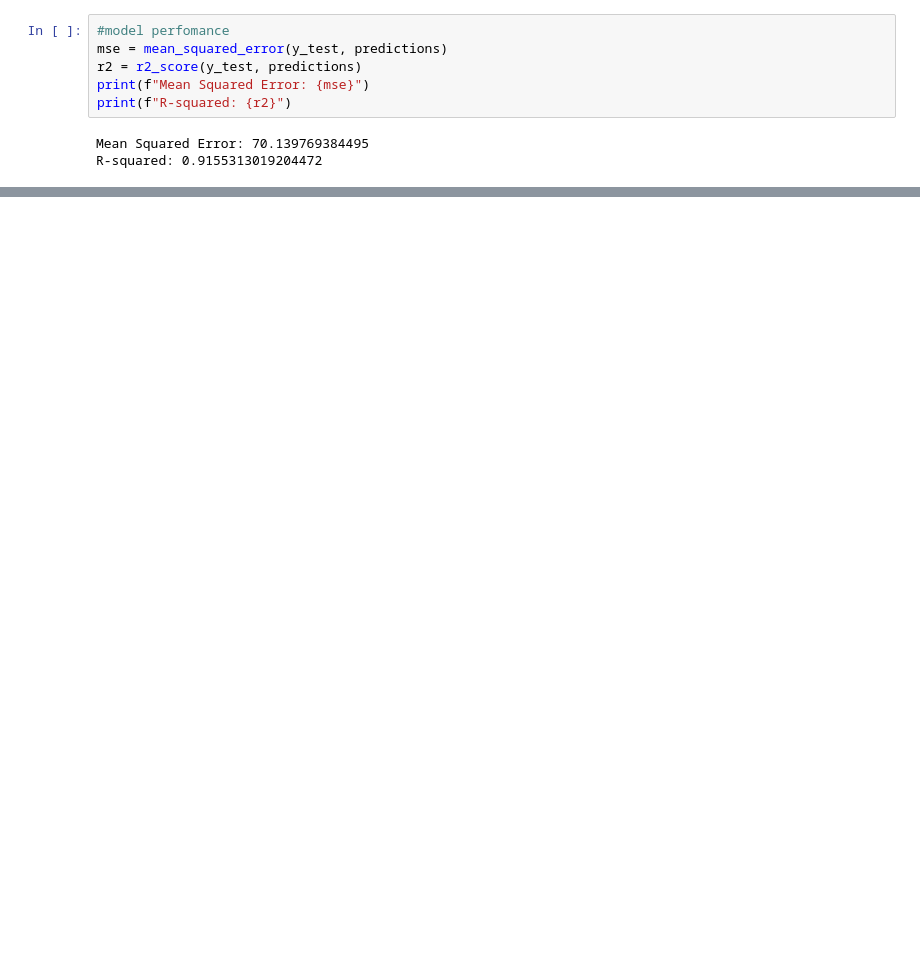
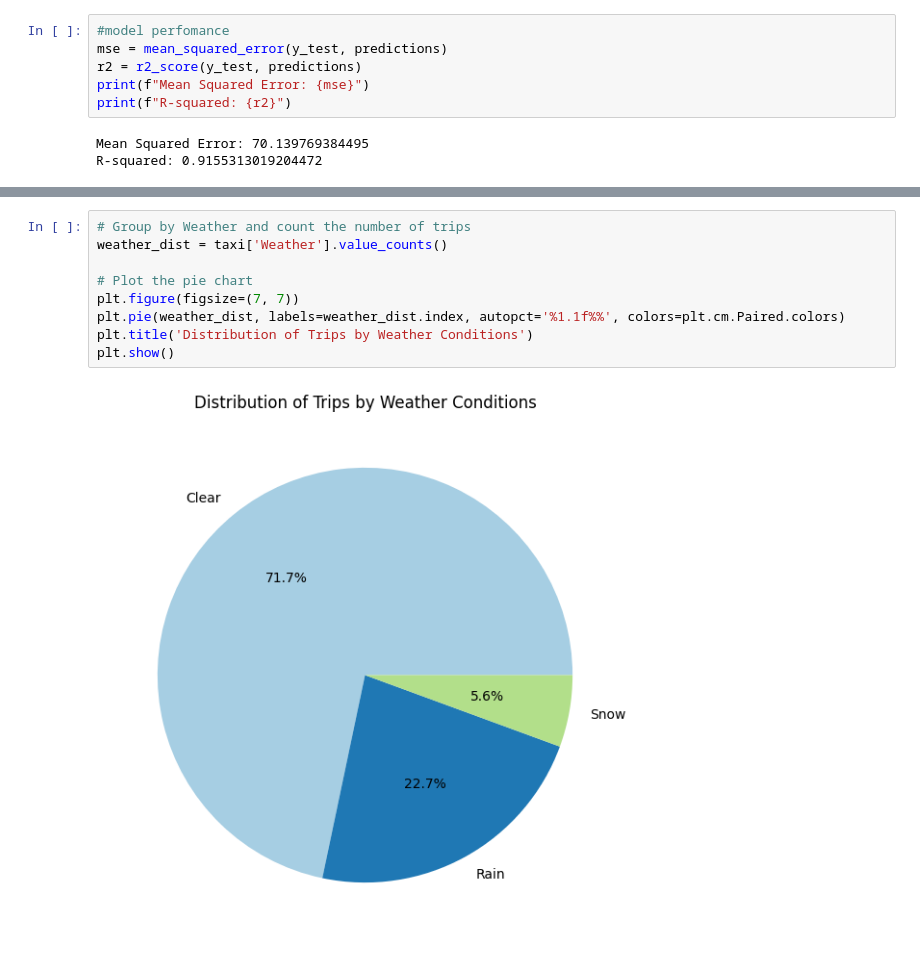
Before and after one commit to MthabisiPatrice/Machine-Learning-, a Jupyter notebook: taxi_hack.ipynb, the cells around one changed output, grey strips where cells are left out. Cells and saved outputs as stored; diff of their text form; blank space fills up the shorter version.

```diff
--- a/taxi_hack.ipynb
+++ b/taxi_hack.ipynb
@@ -167,0 +238,11 @@ R-squared: 0.9155313019204472
+# %%
+# Group by Weather and count the number of trips
+weather_dist = taxi['Weather'].value_counts()
+
+# Plot the pie chart
+plt.figure(figsize=(7, 7))
+plt.pie(weather_dist, labels=weather_dist.index, autopct='%1.1f%%', colors=plt.cm.Paired.colors)
+plt.title('Distribution of Trips by Weather Conditions')
+plt.show()
+# %% [output]
+[figure, added]
```
Also changed, not shown: parts of 6 cells of this notebook.
